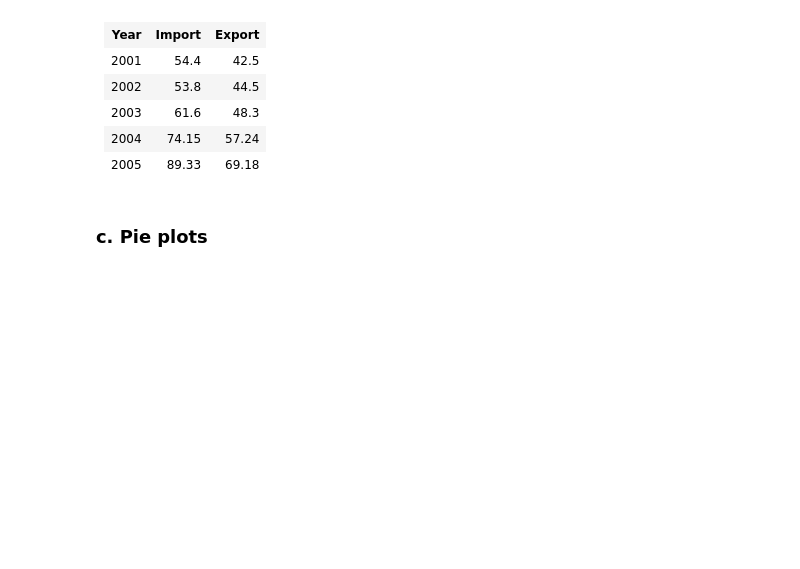
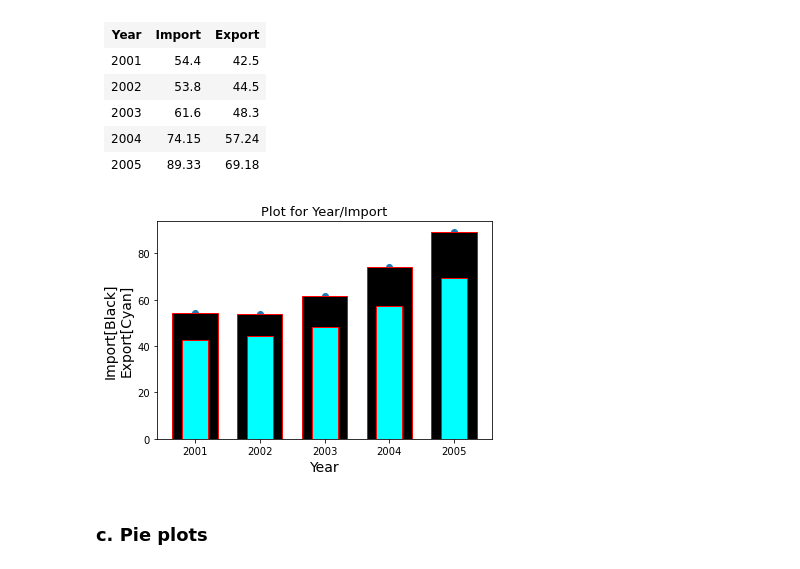
Before and after one commit to Himanshu7011/AiML, a Jupyter notebook: Inclass Session 5 _ 6 - Question-1.ipynb, the cells around one changed output. Cells and saved outputs as stored; diff of their text form; code cells hidden in the pictures; blank space fills up the shorter version.

```diff
--- a/Inclass Session 5 _ 6 - Question-1.ipynb
+++ b/Inclass Session 5 _ 6 - Question-1.ipynb
@@ -924,3 +1001,24 @@ df
+# %%
+# type your code here
+import matplotlib.pyplot as plt
+import pandas as pd
+import numpy as np
+
+dict = {'Year' : [2001, 2002, 2003, 2004, 2005],
+       'Import' : [54.4, 53.8, 61.6, 74.15, 89.33],
+       'Export' : [42.5, 44.5, 48.3, 57.24, 69.18]}
+
+df = pd.DataFrame(dict)
+plt.scatter(df['Year'], df['Import'])
+plt.xlabel("Year", size=14)
+plt.ylabel("Import[Black]\nExport[Cyan]", size=14)
+plt.title("Plot for Year/Import", size=13)
+plt.bar(df['Year'], df['Import'], width=0.7, edgecolor='Red', color='Black')
+plt.bar(df['Year'], df['Export'], width=0.4, edgecolor='Red', color='Cyan')
+plt.plot(dashes='int')
+plt.show()
+# %% [output]
+[figure, added]
 # %% [markdown]
 ### c. Pie plots
 # %% [markdown]
```
Also changed, not shown: parts of 14 cells of this notebook.
